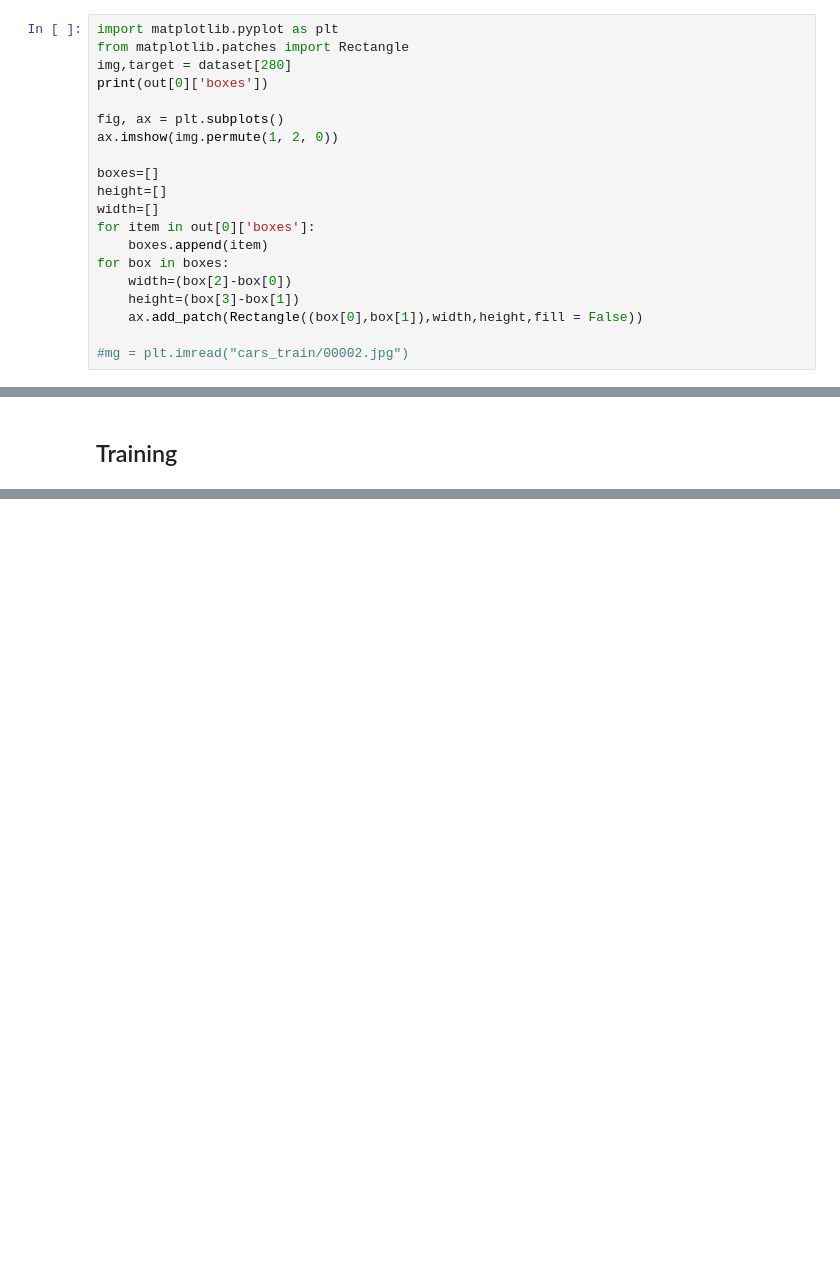
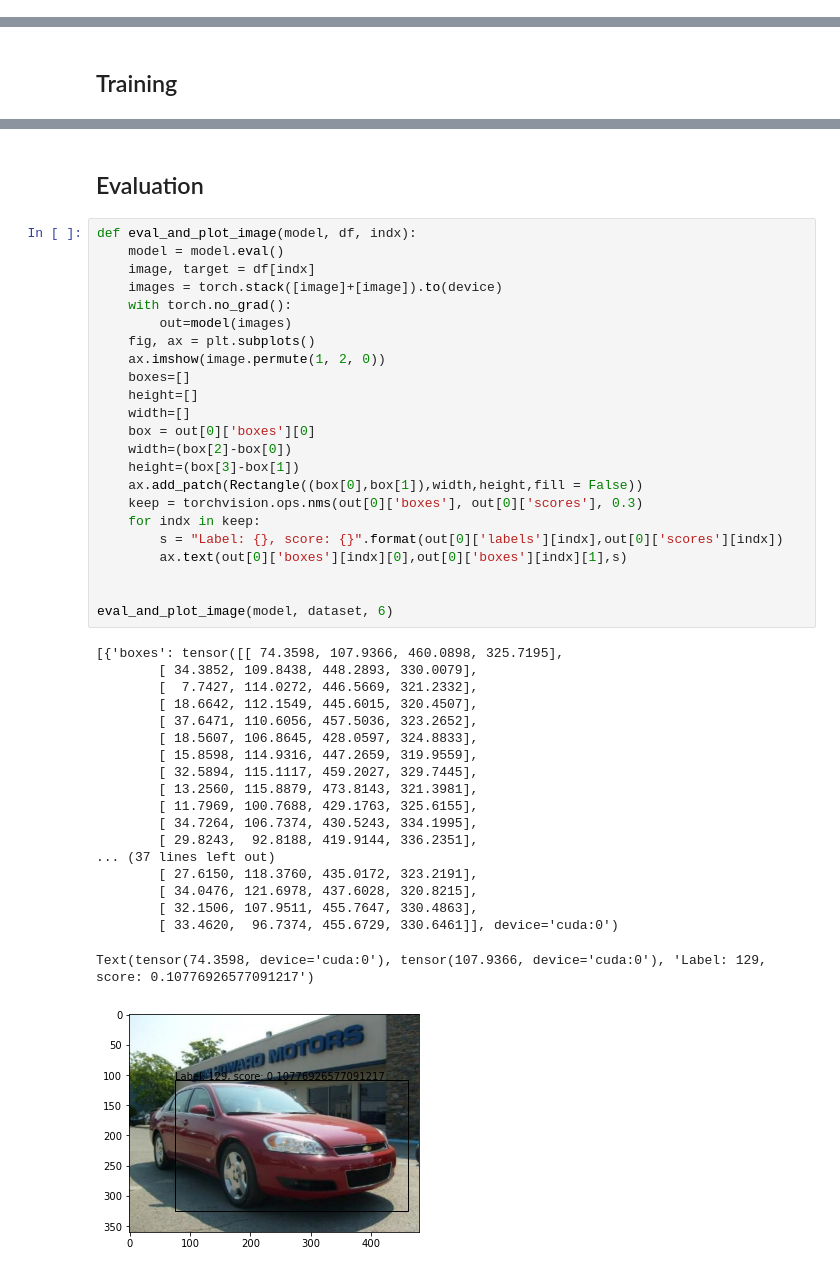
Before and after one commit to emquist/Deep-machine-learning-BB, a Jupyter notebook: Davis_backup.ipynb, the cells around one changed output, grey strips where cells are left out. Drawn from its saved outputs; the diff is of its cells as text; blank space fills up the shorter version.

```diff
--- a/Davis_backup.ipynb
+++ b/Davis_backup.ipynb
@@ -382,20 +137,0 @@ with torch.no_grad():
-# %%
-import matplotlib.pyplot as plt
-from matplotlib.patches import Rectangle
-img,target = dataset[280]
-print(out[0]['boxes'])
-
-fig, ax = plt.subplots()
-ax.imshow(img.permute(1, 2, 0))
-
-boxes=[]
-height=[]
-width=[]
-for item in out[0]['boxes']:
-    boxes.append(item)
-for box in boxes:
-    width=(box[2]-box[0])
-    height=(box[3]-box[1])
-    ax.add_patch(Rectangle((box[0],box[1]),width,height,fill = False))
-
-#mg = plt.imread("cars_train/00002.jpg")
@@ -468,0 +181,45 @@ print(totbbox[1,:])
+# %% [markdown]
+## Evaluation
+# %%
+def eval_and_plot_image(model, df, indx):
+    model = model.eval()
+    image, target = df[indx]
+    images = torch.stack([image]+[image]).to(device)
+    with torch.no_grad():
+        out=model(images)
+    fig, ax = plt.subplots()
+    ax.imshow(image.permute(1, 2, 0))
+    boxes=[]
+    height=[]
+    width=[]
+    box = out[0]['boxes'][0]
+    width=(box[2]-box[0])
+    height=(box[3]-box[1])
+    ax.add_patch(Rectangle((box[0],box[1]),width,height,fill = False))
+    keep = torchvision.ops.nms(out[0]['boxes'], out[0]['scores'], 0.3)
+    for indx in keep:
+        s = "Label: {}, score: {}".format(out[0]['labels'][indx],out[0]['scores'][indx])
+        ax.text(out[0]['boxes'][indx][0],out[0]['boxes'][indx][1],s)
+
+
+eval_and_plot_image(model, dataset, 6)
+# %% [output]
+[{'boxes': tensor([[ 74.3598, 107.9366, 460.0898, 325.7195],
+        [ 34.3852, 109.8438, 448.2893, 330.0079],
+        [  7.7427, 114.0272, 446.5669, 321.2332],
+        [ 18.6642, 112.1549, 445.6015, 320.4507],
+        [ 37.6471, 110.6056, 457.5036, 323.2652],
+        [ 18.5607, 106.8645, 428.0597, 324.8833],
+        [ 15.8598, 114.9316, 447.2659, 319.9559],
+        [ 32.5894, 115.1117, 459.2027, 329.7445],
+        [ 13.2560, 115.8879, 473.8143, 321.3981],
+        [ 11.7969, 100.7688, 429.1763, 325.6155],
+        [ 34.7264, 106.7374, 430.5243, 334.1995],
+        [ 29.8243,  92.8188, 419.9144, 336.2351],
+... (37 lines left out)
+        [ 27.6150, 118.3760, 435.0172, 323.2191],
+        [ 34.0476, 121.6978, 437.6028, 320.8215],
+        [ 32.1506, 107.9511, 455.7647, 330.4863],
+        [ 33.4620,  96.7374, 455.6729, 330.6461]], device='cuda:0')
+Text(tensor(74.3598, device='cuda:0'), tensor(107.9366, device='cuda:0'), 'Label: 129, score: 0.10776926577091217')
+[figure, added]
```
Also changed, not shown: parts of 21 cells of this notebook.
